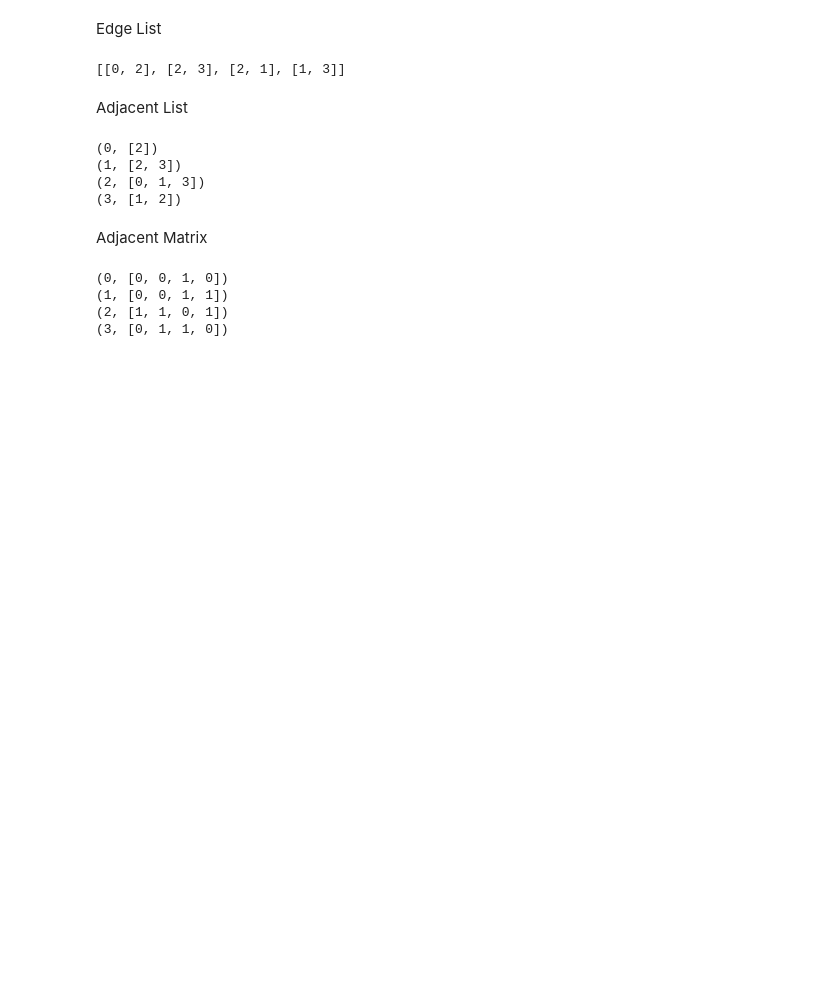
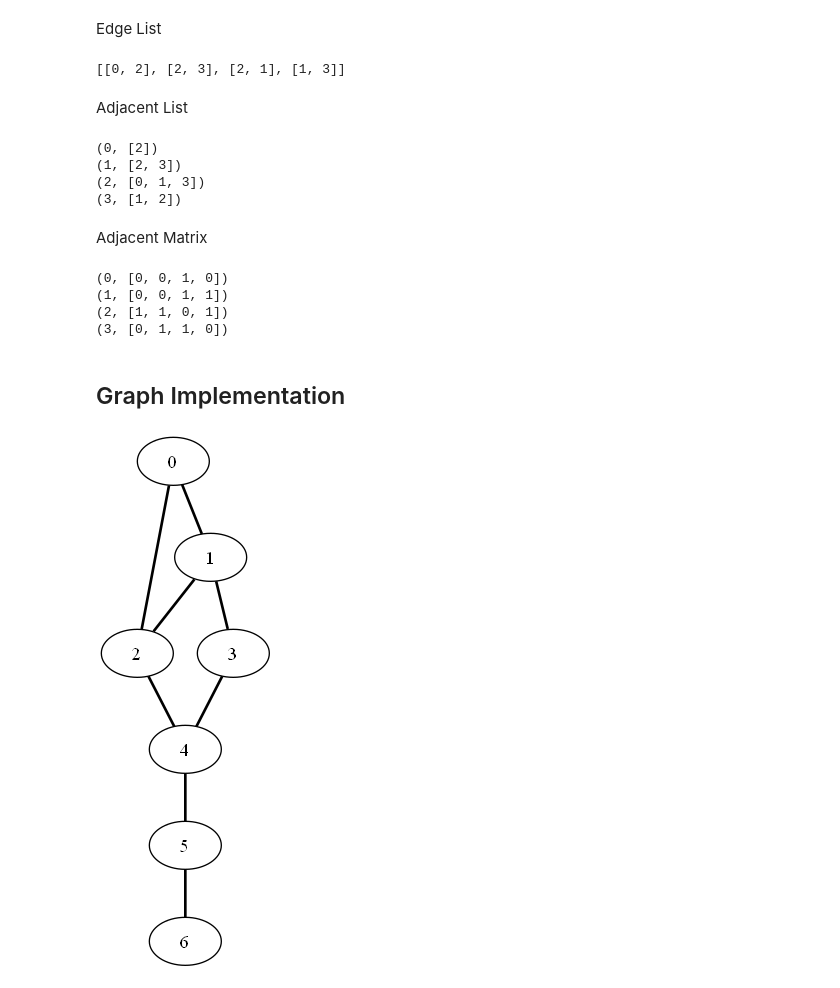
Before and after one commit to IamJamesRooke/ztm_dsa, a Jupyter notebook: 07_graphs.ipynb, the cells around one changed output. Saved outputs shown, nothing was run; the diff lists cells and outputs as text; code cells hidden in the pictures; blank space fills up the shorter version.

Commit message:
graph implementation

```diff
--- a/07_graphs.ipynb
+++ b/07_graphs.ipynb
@@ -61,3 +61,67 @@ for node in enumerate(graph):
 (1, [0, 0, 1, 1])
 (2, [1, 1, 0, 1])
 (3, [0, 1, 1, 0])
+# %% [markdown]
+## Graph Implementation
+# %%
+from graphviz import Graph as GVGraph
+from IPython.display import Image
+
+class Graph():
+    def __init__(self):
+        self.number_of_nodes = 0
+        self.adjacent_list = {}
+
+    def add_vertex(self, node):
+        # just create an empty entry in the dictionary
+        self.adjacent_list[node] = []
+
+    def add_edge(self, node1, node2):
+        # unidirectional
+        self.adjacent_list[node1].append(node2)
+        self.adjacent_list[node2].append(node1)
+        pass
+
+    @property
+    def display(self):
+        # Create a Graphviz graph object with PNG output format
+        gv = GVGraph(format='png')
+
+        # Iterate through each node and its edges in the adjacency list
+        for node, edges in self.adjacent_list.items():
+            # Add the node to the Graphviz graph
+            gv.node(node)
+
+            # Iterate through the edges of the current node
+            for edge in edges:
+                # To avoid duplicating edges in an undirected graph, only add the edge if the current node is less than the connected node
+                if node < edge:
+                    # Add an edge between the current node and the connected node
+                    # Set the penwidth to '2' to make the edges thicker for better visibility
+                    gv.edge(node, edge, penwidth='2')
+
+        # Render the graph to a file named 'graph.png'
+        gv.render('graph')
+
+        # Return the rendered image to display it in the Jupyter Notebook
+        return Image('graph.png')
+
+myGraph = Graph()
+myGraph.add_vertex('0')
+myGraph.add_vertex('1')
+myGraph.add_vertex('2')
+myGraph.add_vertex('3')
+myGraph.add_vertex('4')
+myGraph.add_vertex('5')
+myGraph.add_vertex('6')
+myGraph.add_edge('3', '1')
+myGraph.add_edge('3', '4')
+myGraph.add_edge('4', '2')
+myGraph.add_edge('4', '5')
+myGraph.add_edge('1', '2')
+myGraph.add_edge('1', '0')
+myGraph.add_edge('0', '2')
+myGraph.add_edge('6', '5')
+myGraph.display
+# %% [output]
+[figure, added]
```
Also changed, not shown: 2 other files.
